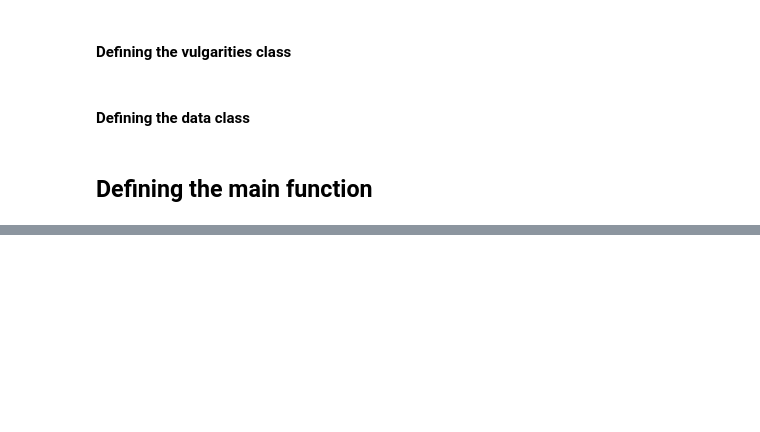
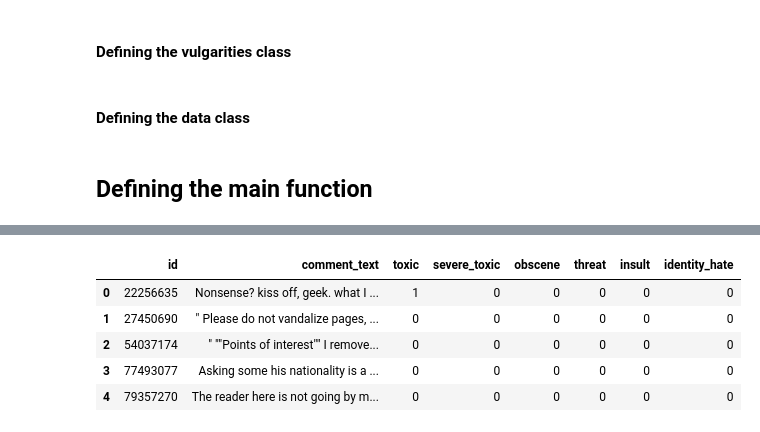
Before and after one commit to matthewtanzj/toxic-comment-classification, a Jupyter notebook: src/Feature Engineering.ipynb, the cells around one changed output, grey strips where cells are left out. Drawn from its saved outputs; the diff is of its cells as text; code cells hidden in the pictures; blank space fills up the shorter version.

```diff
--- a/src/Feature Engineering.ipynb
+++ b/src/Feature Engineering.ipynb
@@ -214,0 +216,9 @@ done adding features for testing data
+# %%
+train_data.head()
+# %% [output]
+|  | id | comment_text | toxic | severe_toxic | obscene | threat | insult | identity_hate |
+| 0 | 22256635 | Nonsense? kiss off, geek. what I ... | 1 | 0 | 0 | 0 | 0 | 0 |
+| 1 | 27450690 | " Please do not vandalize pages, ... | 0 | 0 | 0 | 0 | 0 | 0 |
+| 2 | 54037174 | " ""Points of interest"" I remove... | 0 | 0 | 0 | 0 | 0 | 0 |
+| 3 | 77493077 | Asking some his nationality is a ... | 0 | 0 | 0 | 0 | 0 | 0 |
+| 4 | 79357270 | The reader here is not going by m... | 0 | 0 | 0 | 0 | 0 | 0 |
```
Also changed, not shown: parts of 27 cells of this notebook.
